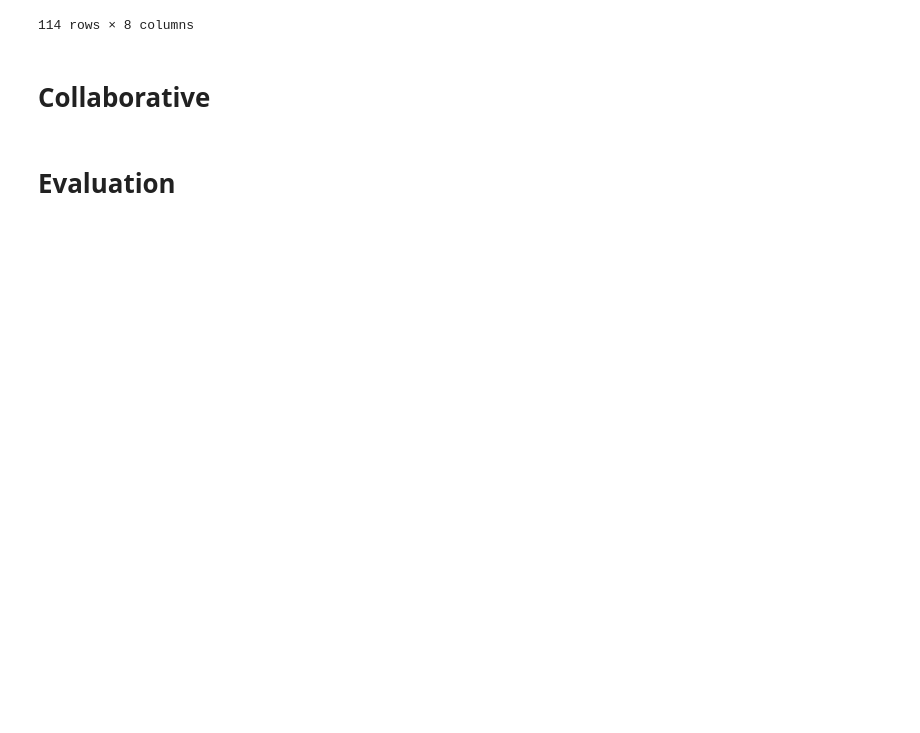
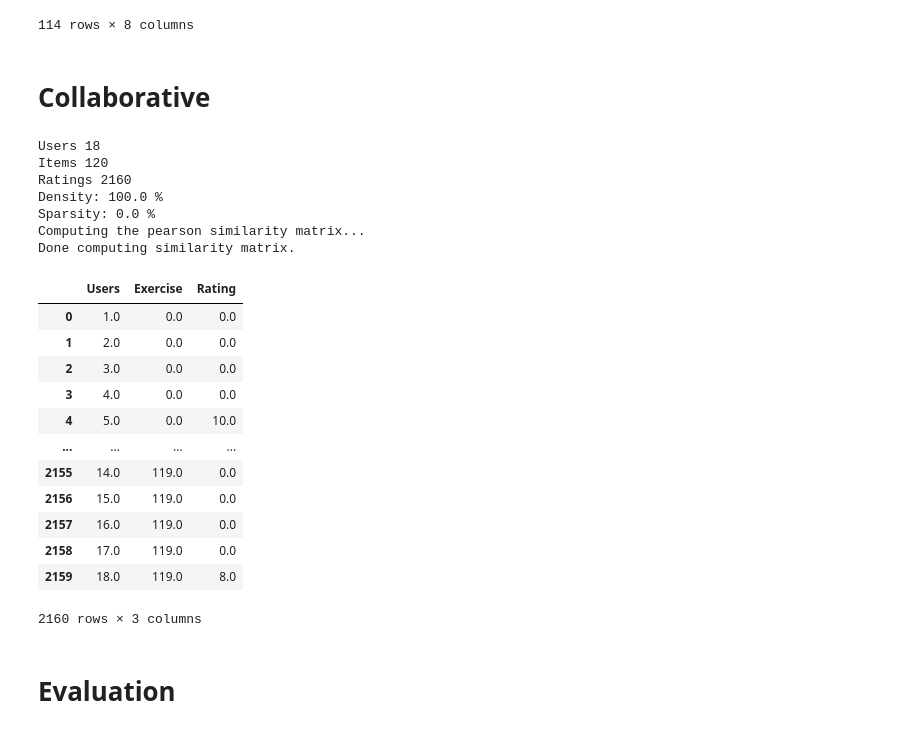
Before and after one commit to tordbm/Exercise-Recommender-System, a Jupyter notebook: recsys.ipynb, the cells around one changed output. Drawn from its saved outputs; the diff is of its cells as text; code cells hidden in the pictures; blank space fills up the shorter version.

```diff
--- a/recsys.ipynb
+++ b/recsys.ipynb
@@ -646,36 +646,58 @@ ratings['Exercise'] = pd.factorize(ratings['Exercise'])[0]
 ratings = ratings.fillna(0).astype(int)
 # Training
 
-reader = Reader(rating_scale=(1,10))
+reader = Reader(rating_scale=(1.0,10.0))
 data = Dataset.load_from_df(ratings[["Users", "Exercise", "Rating"]], reader)
 trainset = data.build_full_trainset()
 
 # Variables
 user_rating = trainset.ur
 item_rating = trainset.ir
 num_users = trainset.n_users
 num_items = trainset.n_items
 num_ratings = trainset.n_ratings
 
 print("Users", num_users)
 print("Items", num_items)
 print("Ratings", num_ratings)
 density = num_ratings / (num_users * num_items)
 density = np.round(density, decimals=2)
 sparsity = 1 - density
 print("Density:", density*100, "%")
 print("Sparsity:", sparsity*100, "%")
 
 
 sim_options = {"name": "pearson",
                "user based": True,
                "shrinkage": 0}
 
 rec = KNNBasic(sim_options=sim_options)
 rec.fit(trainset)
 
 user_sim_matrix = rec.sim
-user_sim_matrix
+#user_sim_matrix
+ratings
+# %% [output]
+Users 18
+Items 120
+Ratings 2160
+Density: 100.0 %
+Sparsity: 0.0 %
+Computing the pearson similarity matrix...
+Done computing similarity matrix.
+|  | Users | Exercise | Rating |
+| 0 | 1.0 | 0.0 | 0.0 |
+| 1 | 2.0 | 0.0 | 0.0 |
+| 2 | 3.0 | 0.0 | 0.0 |
+| 3 | 4.0 | 0.0 | 0.0 |
+| 4 | 5.0 | 0.0 | 10.0 |
+| ... | ... | ... | ... |
+| 2155 | 14.0 | 119.0 | 0.0 |
+| 2156 | 15.0 | 119.0 | 0.0 |
+| 2157 | 16.0 | 119.0 | 0.0 |
+| 2158 | 17.0 | 119.0 | 0.0 |
+| 2159 | 18.0 | 119.0 | 8.0 |
+2160 rows × 3 columns
 # %%
 # USER BASED + EVALUATION
 
```
Also changed, not shown: parts of 5 cells of this notebook.
